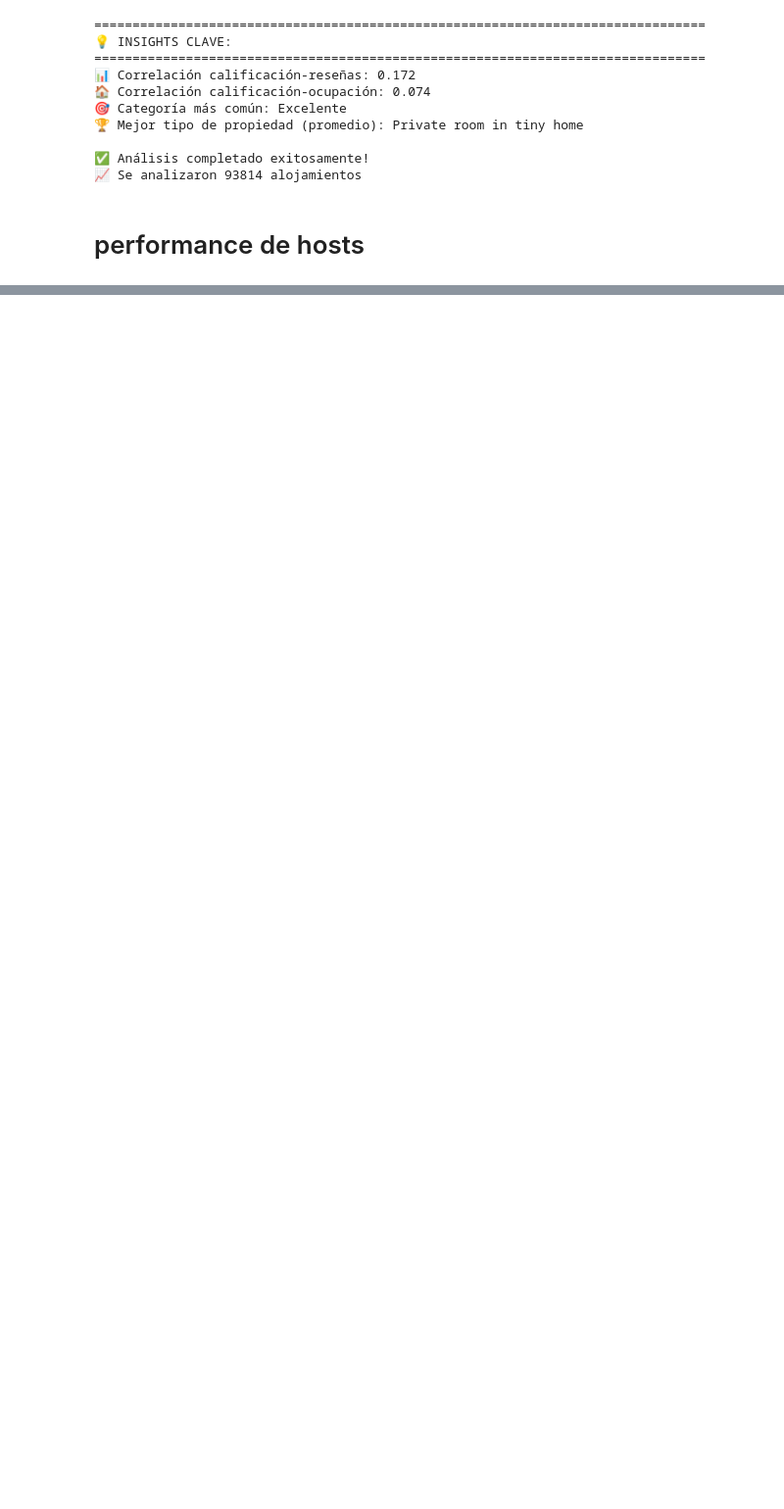
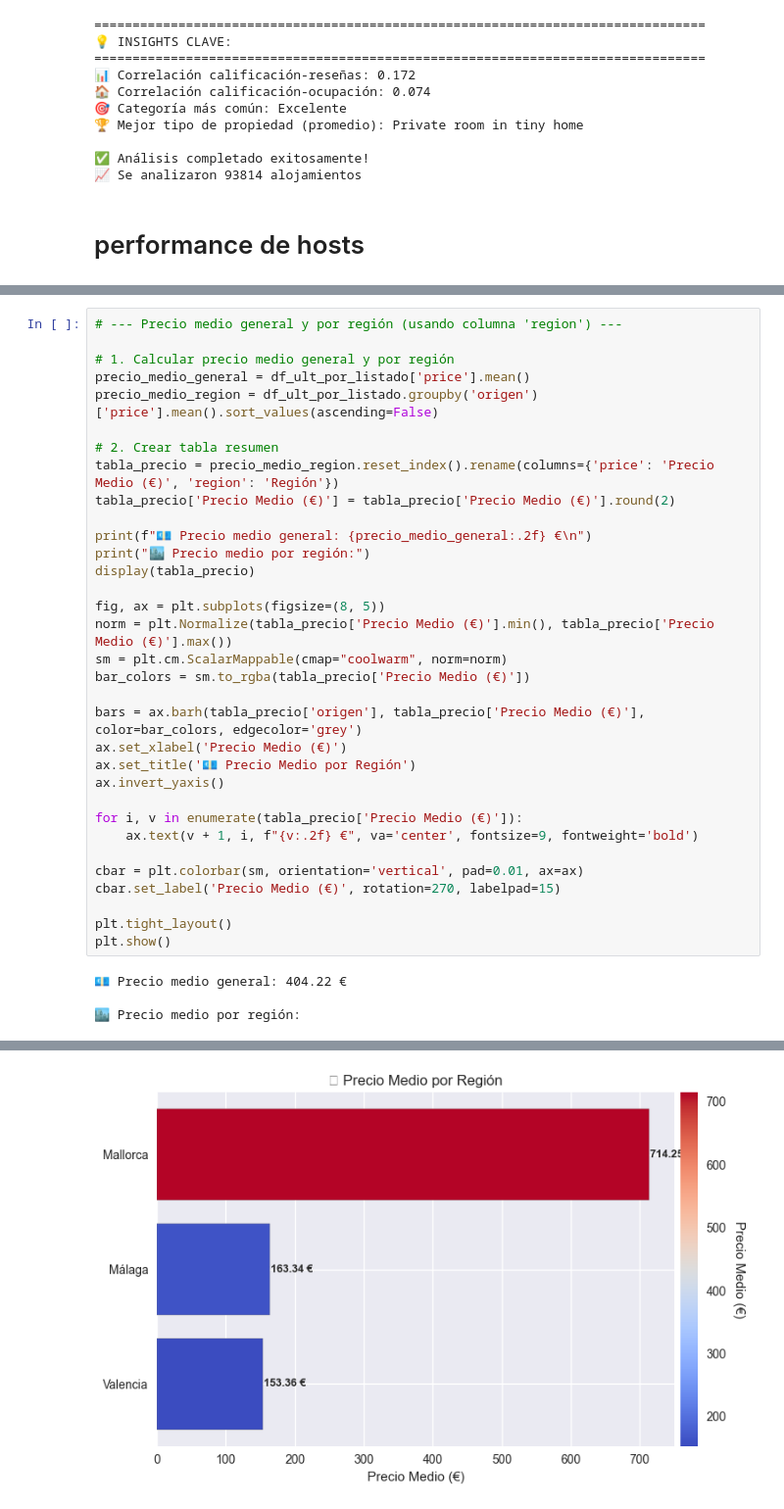
Before and after one commit to BelenP09/Plataforma-Airbnb, a Jupyter notebook: EDA_vm.ipynb, the cells around one changed output, grey strips where cells are left out. Shown at 98% size. Cells and saved outputs as stored; diff of their text form; blank space fills up the shorter version.

```diff
--- a/EDA_vm.ipynb
+++ b/EDA_vm.ipynb
@@ -1427,0 +1039,37 @@ TypeError: unsupported operand type(s) for /: 'str' and 'int'
+# %%
+# --- Precio medio general y por región (usando columna 'region') ---
+
+# 1. Calcular precio medio general y por región
+precio_medio_general = df_ult_por_listado['price'].mean()
+precio_medio_region = df_ult_por_listado.groupby('origen')['price'].mean().sort_values(ascending=False)
+
+# 2. Crear tabla resumen
+tabla_precio = precio_medio_region.reset_index().rename(columns={'price': 'Precio Medio (€)', 'region': 'Región'})
+tabla_precio['Precio Medio (€)'] = tabla_precio['Precio Medio (€)'].round(2)
+
+print(f"💶 Precio medio general: {precio_medio_general:.2f} €\n")
+print("🏙️ Precio medio por región:")
+display(tabla_precio)
+
+fig, ax = plt.subplots(figsize=(8, 5))
+norm = plt.Normalize(tabla_precio['Precio Medio (€)'].min(), tabla_precio['Precio Medio (€)'].max())
+sm = plt.cm.ScalarMappable(cmap="coolwarm", norm=norm)
+bar_colors = sm.to_rgba(tabla_precio['Precio Medio (€)'])
+
+bars = ax.barh(tabla_precio['origen'], tabla_precio['Precio Medio (€)'], color=bar_colors, edgecolor='grey')
+ax.set_xlabel('Precio Medio (€)')
+ax.set_title('💶 Precio Medio por Región')
+ax.invert_yaxis()
+
+for i, v in enumerate(tabla_precio['Precio Medio (€)']):
+    ax.text(v + 1, i, f"{v:.2f} €", va='center', fontsize=9, fontweight='bold')
+
+cbar = plt.colorbar(sm, orientation='vertical', pad=0.01, ax=ax)
+cbar.set_label('Precio Medio (€)', rotation=270, labelpad=15)
+
+plt.tight_layout()
+plt.show()
+# %% [output]
+💶 Precio medio general: 404.22 €
+
+🏙️ Precio medio por región:
@@ -1427,0 +1080 @@ TypeError: unsupported operand type(s) for /: 'str' and 'int'
+[figure, added]
```
Also changed, not shown: parts of 8 cells of this notebook.
